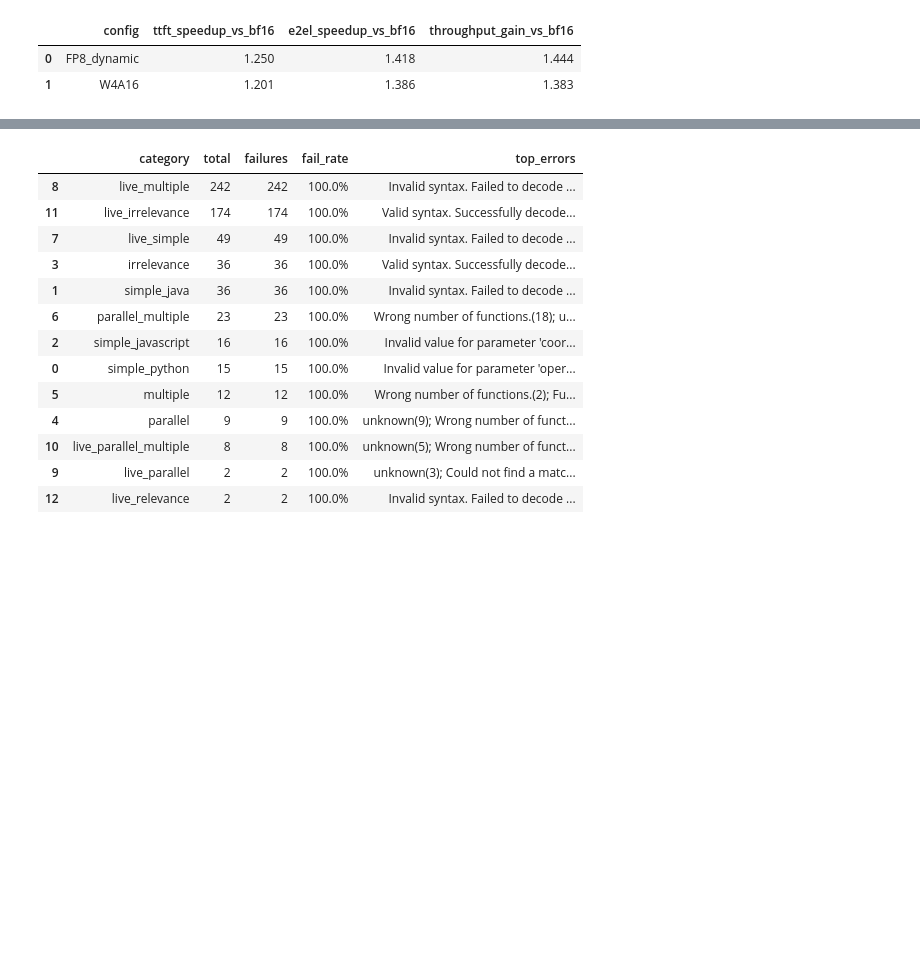
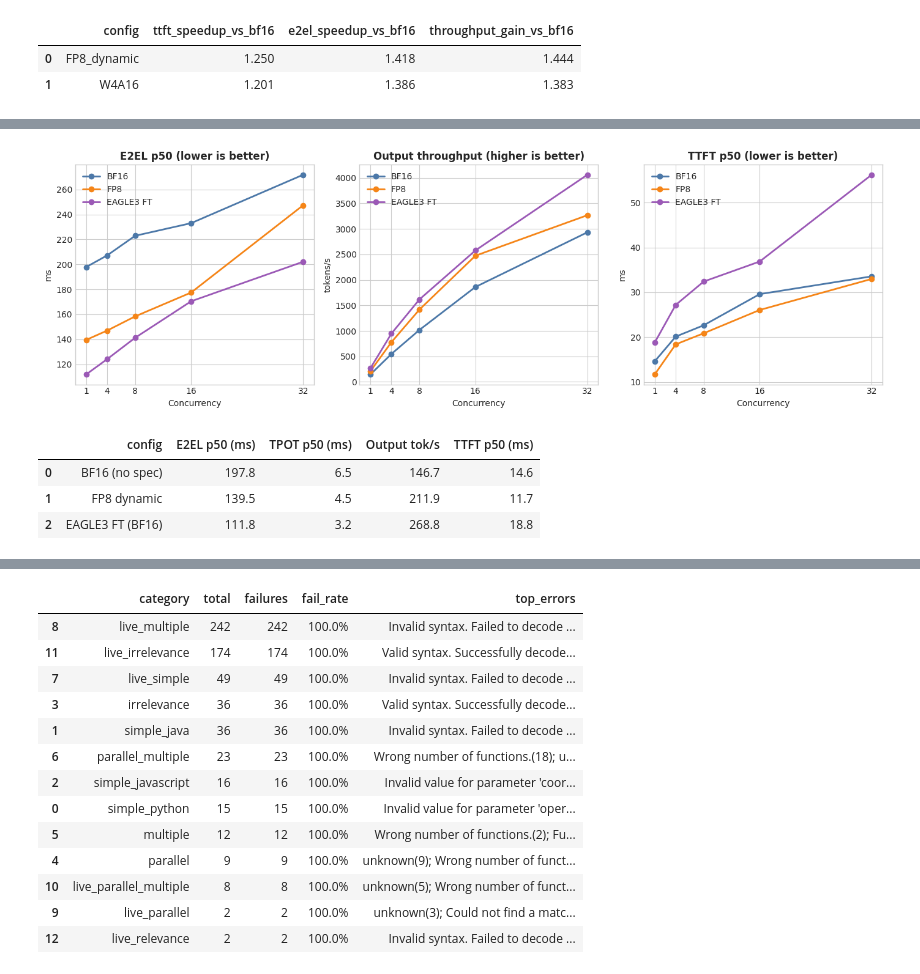
Before and after one commit to aimedvedevq/toolaceqwen, a Jupyter notebook: report.ipynb, the cells around one changed output, grey strips where cells are left out. Drawn from its saved outputs; the diff is of its cells as text; code cells hidden in the pictures; blank space fills up the shorter version.

```diff
--- a/report.ipynb
+++ b/report.ipynb
@@ -582,0 +599,62 @@ speedup_df
+# %%
+if 'EAGLE3_FT' in bench:
+    eagle_comparison = pd.DataFrame([
+        {
+            'config': 'BF16 (no spec)',
+            'E2EL p50 (ms)': bench['BF16']['1']['lat']['p50'],
+            'TPOT p50 (ms)': bench['BF16']['1']['tpot']['p50'],
+            'Output tok/s': bench['BF16']['1']['output_throughput'],
+            'TTFT p50 (ms)': bench['BF16']['1']['ttft']['p50'],
+        },
+        {
+            'config': 'FP8 dynamic',
+            'E2EL p50 (ms)': bench['FP8_dynamic']['1']['lat']['p50'],
+            'TPOT p50 (ms)': bench['FP8_dynamic']['1']['tpot']['p50'],
+            'Output tok/s': bench['FP8_dynamic']['1']['output_throughput'],
+            'TTFT p50 (ms)': bench['FP8_dynamic']['1']['ttft']['p50'],
+        },
+        {
+            'config': 'EAGLE3 FT (BF16)',
+            'E2EL p50 (ms)': bench['EAGLE3_FT']['1']['lat']['p50'],
+            'TPOT p50 (ms)': bench['EAGLE3_FT']['1']['tpot']['p50'],
+            'Output tok/s': bench['EAGLE3_FT']['1']['output_throughput'],
+            'TTFT p50 (ms)': bench['EAGLE3_FT']['1']['ttft']['p50'],
+        },
+    ]).round(1)
+
+    fig, axes = plt.subplots(1, 3, figsize=(14, 4.5))
+    concurrency = [1, 4, 8, 16, 32]
+    for cfg, color, label in [
+        ('BF16', COLORS['BF16'], 'BF16'),
+        ('FP8_dynamic', COLORS['FP8_dynamic'], 'FP8'),
+        ('EAGLE3_FT', COLORS['EAGLE3_FT'], 'EAGLE3 FT'),
+    ]:
+        e2el = [bench[cfg][str(c)]['lat']['p50'] for c in concurrency]
+        tps = [bench[cfg][str(c)]['output_throughput'] for c in concurrency]
+        ttft = [bench[cfg][str(c)]['ttft']['p50'] for c in concurrency]
+        axes[0].plot(concurrency, e2el, marker='o', color=color, label=label, linewidth=2)
+        axes[1].plot(concurrency, tps, marker='o', color=color, label=label, linewidth=2)
+        axes[2].plot(concurrency, ttft, marker='o', color=color, label=label, linewidth=2)
+
+    axes[0].set_title('E2EL p50 (lower is better)', fontweight='bold')
+    axes[0].set_ylabel('ms')
+    axes[1].set_title('Output throughput (higher is better)', fontweight='bold')
+    axes[1].set_ylabel('tokens/s')
+    axes[2].set_title('TTFT p50 (lower is better)', fontweight='bold')
+    axes[2].set_ylabel('ms')
+    for ax in axes:
+        ax.set_xlabel('Concurrency')
+        ax.set_xticks(concurrency)
+        ax.legend()
+    plt.tight_layout()
+    plt.show()
+
+    display(eagle_comparison)
+else:
+    print('EAGLE3_FT not in benchmark data')
+# %% [output]
+[figure, added]
+|  | config | E2EL p50 (ms) | TPOT p50 (ms) | Output tok/s | TTFT p50 (ms) |
+| 0 | BF16 (no spec) | 197.8 | 6.5 | 146.7 | 14.6 |
+| 1 | FP8 dynamic | 139.5 | 4.5 | 211.9 | 11.7 |
+| 2 | EAGLE3 FT (BF16) | 111.8 | 3.2 | 268.8 | 18.8 |
```
Also changed, not shown: parts of 5 cells of this notebook, 2 other files.
